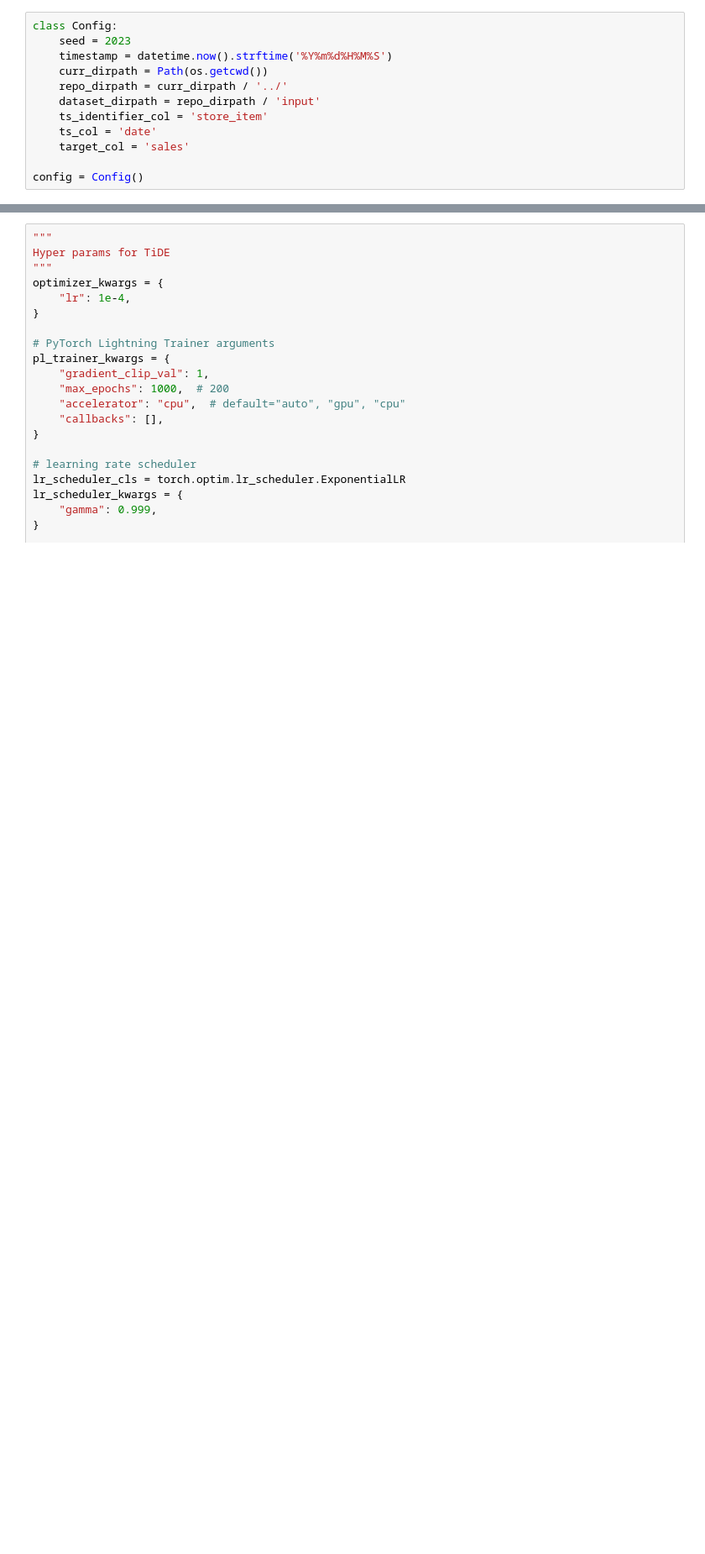
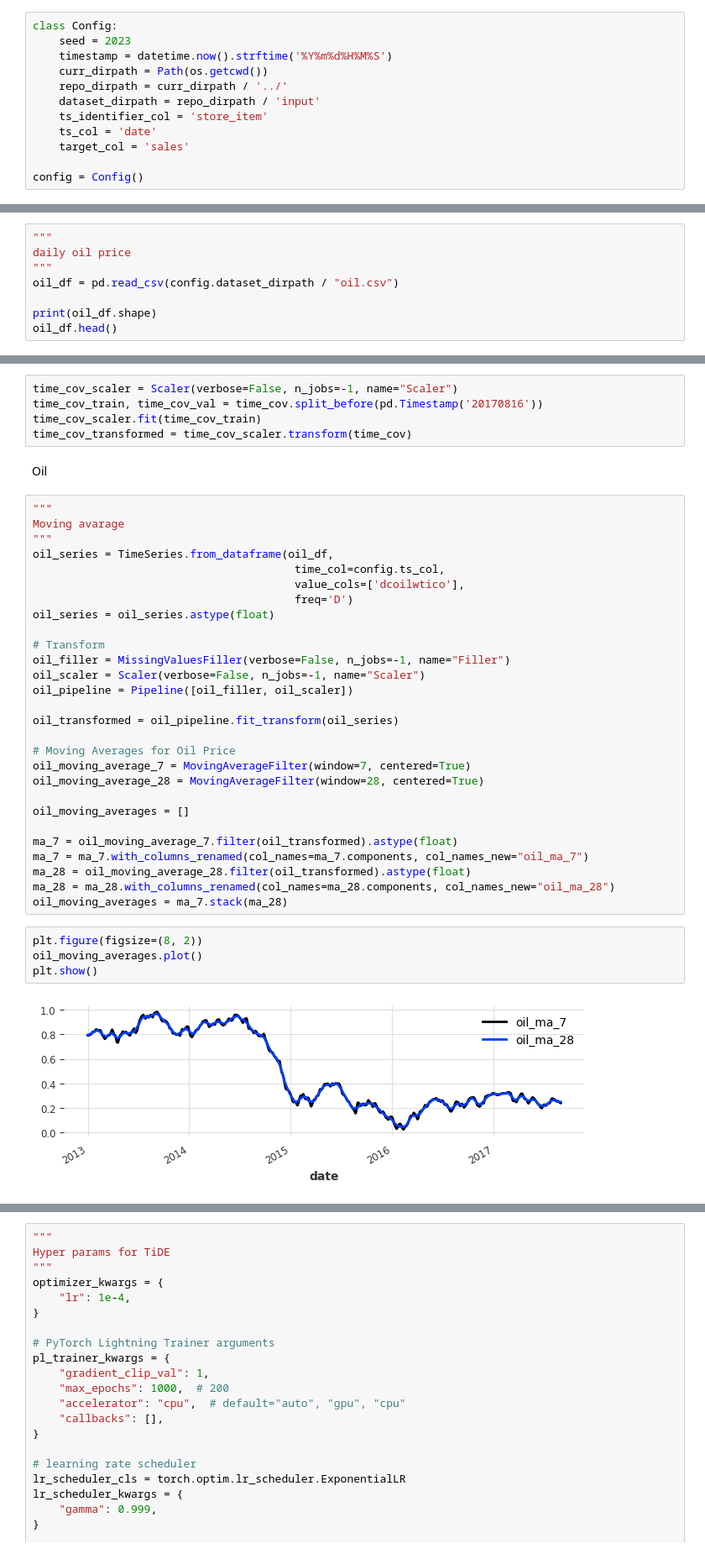
Before and after one commit to caron14/sales_forecasts_walmart, a Jupyter notebook: notebooks/baseline.ipynb, the cells around one changed output, grey strips where cells are left out. Shown at 84% size. Saved outputs shown, nothing was run; the diff lists cells and outputs as text; blank space fills up the shorter version.

```diff
--- a/notebooks/baseline.ipynb
+++ b/notebooks/baseline.ipynb
@@ -276,0 +131,8 @@ for _series in series:
+# %%
+"""
+daily oil price
+"""
+oil_df = pd.read_csv(config.dataset_dirpath / "oil.csv")
+
+print(oil_df.shape)
+oil_df.head()
@@ -276,0 +327,41 @@ for _series in series:
+# %%
+time_cov_scaler = Scaler(verbose=False, n_jobs=-1, name="Scaler")
+time_cov_train, time_cov_val = time_cov.split_before(pd.Timestamp('20170816'))
+time_cov_scaler.fit(time_cov_train)
+time_cov_transformed = time_cov_scaler.transform(time_cov)
+# %% [markdown]
+Oil
+# %%
+"""
+Moving avarage
+"""
+oil_series = TimeSeries.from_dataframe(oil_df,
+                                        time_col=config.ts_col,
+                                        value_cols=['dcoilwtico'],
+                                        freq='D')
+oil_series = oil_series.astype(float)
+
+# Transform
+oil_filler = MissingValuesFiller(verbose=False, n_jobs=-1, name="Filler")
+oil_scaler = Scaler(verbose=False, n_jobs=-1, name="Scaler")
+oil_pipeline = Pipeline([oil_filler, oil_scaler])
+
+oil_transformed = oil_pipeline.fit_transform(oil_series)
+
+# Moving Averages for Oil Price
+oil_moving_average_7 = MovingAverageFilter(window=7, centered=True)
+oil_moving_average_28 = MovingAverageFilter(window=28, centered=True)
+
+oil_moving_averages = []
+
+ma_7 = oil_moving_average_7.filter(oil_transformed).astype(float)
+ma_7 = ma_7.with_columns_renamed(col_names=ma_7.components, col_names_new="oil_ma_7")
+ma_28 = oil_moving_average_28.filter(oil_transformed).astype(float)
+ma_28 = ma_28.with_columns_renamed(col_names=ma_28.components, col_names_new="oil_ma_28")
+oil_moving_averages = ma_7.stack(ma_28)
+# %%
+plt.figure(figsize=(8, 2))
+oil_moving_averages.plot()
+plt.show()
+# %% [output]
+[figure, added]
```
Also changed, not shown: parts of 77 cells of this notebook.
